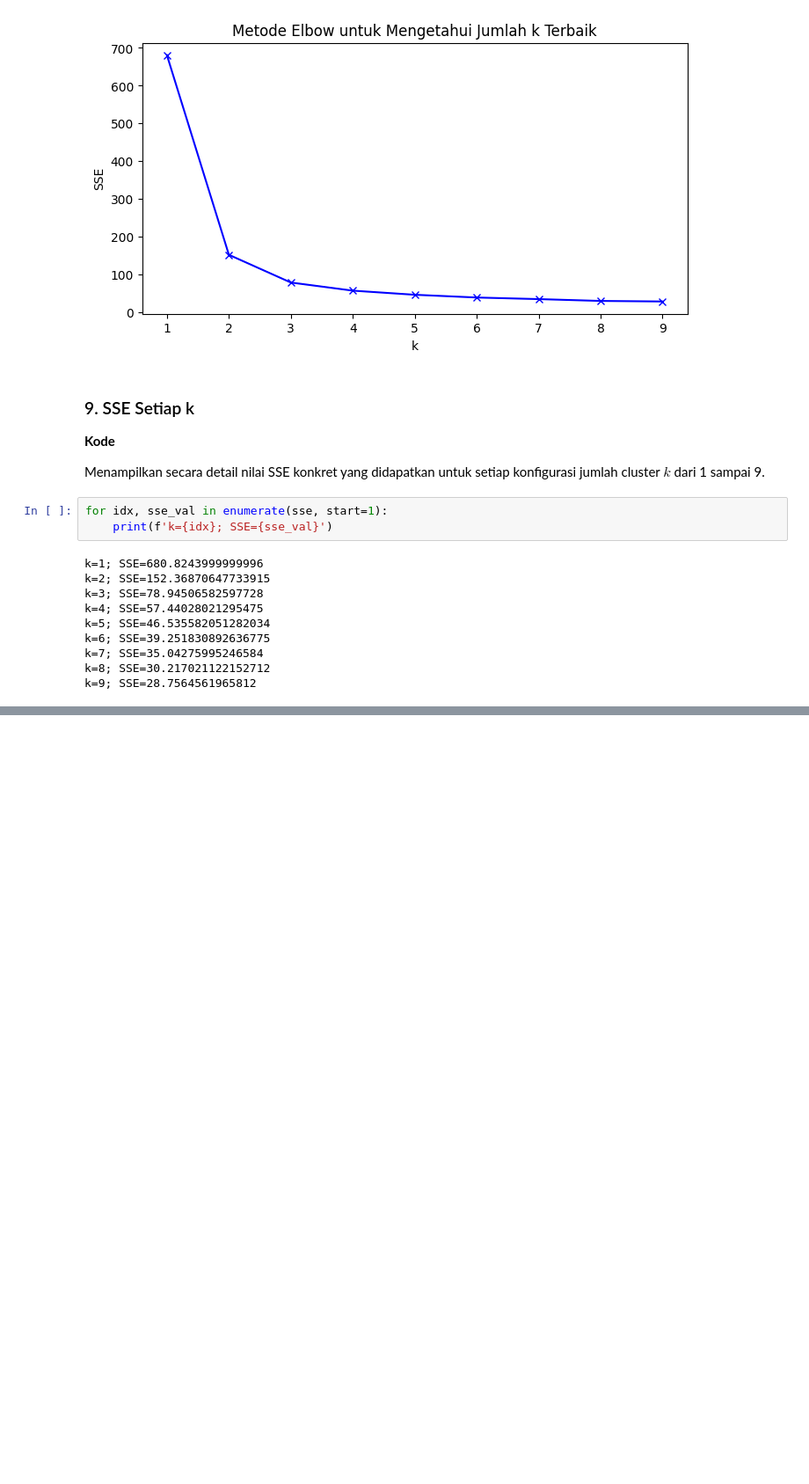
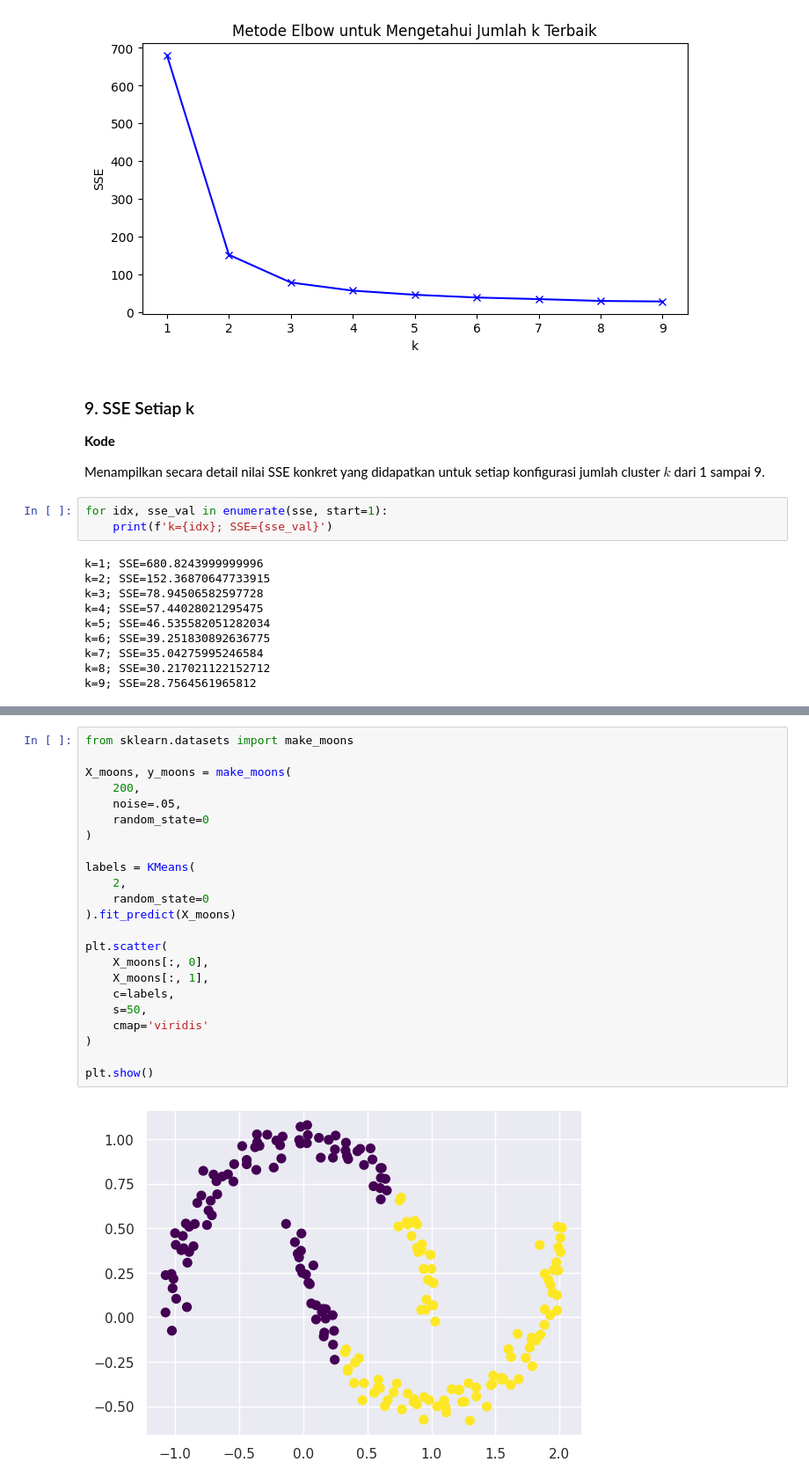
Before and after one commit to Yahya1805/machine-learning_2026, a Jupyter notebook: ML_JS04_10.ipynb, the cells around one changed output, grey strips where cells are left out. Shown at 88% size. Saved outputs shown, nothing was run; the diff lists cells and outputs as text; blank space fills up the shorter version.

```diff
--- a/ML_JS04_10.ipynb
+++ b/ML_JS04_10.ipynb
@@ -177,0 +227,25 @@ k=9; SSE=28.7564561965812
+# %%
+from sklearn.datasets import make_moons
+
+X_moons, y_moons = make_moons(
+    200,
+    noise=.05,
+    random_state=0
+)
+
+labels = KMeans(
+    2,
+    random_state=0
+).fit_predict(X_moons)
+
+plt.scatter(
+    X_moons[:, 0],
+    X_moons[:, 1],
+    c=labels,
+    s=50,
+    cmap='viridis'
+)
+
+plt.show()
+# %% [output]
+[figure, added]
```
Also changed, not shown: parts of 67 cells of this notebook.
